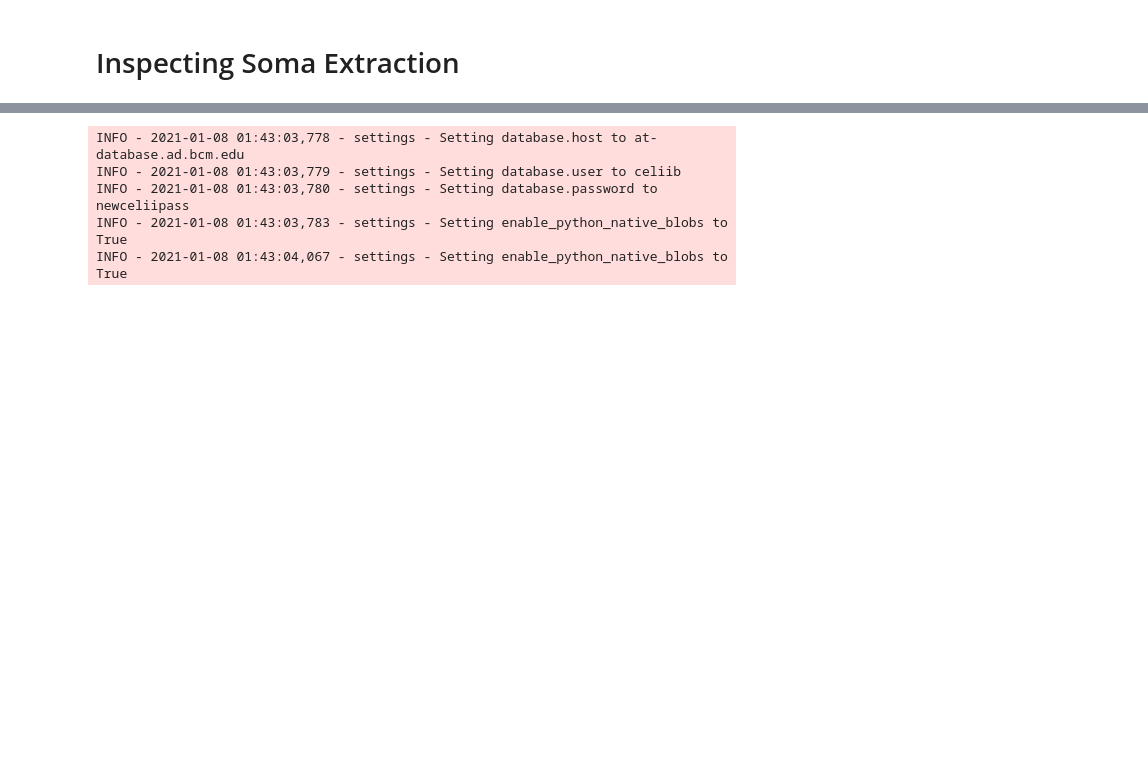
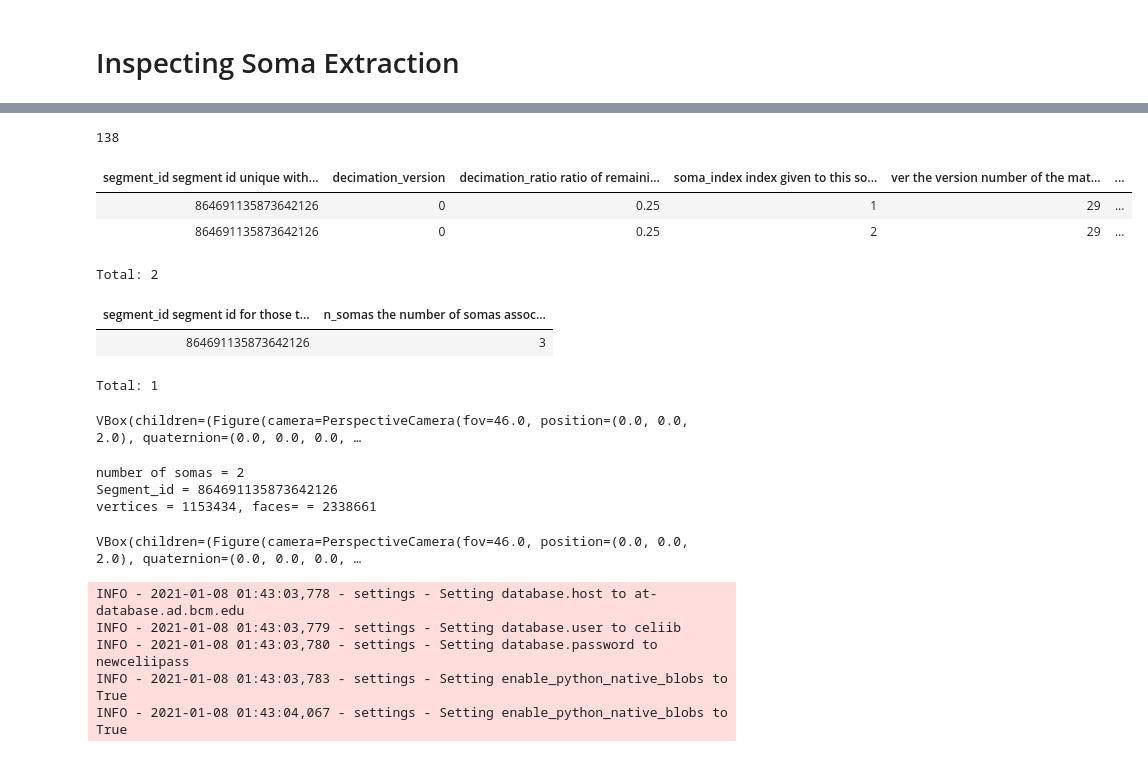
Before and after one commit to celiibrendan/neuron_mesh_tools, a Jupyter notebook: Auto_Proofreading/Preprocessing_Pipeline/Inspecting_Proofreading_Pipeline.ipynb, the cells around one changed output, grey strips where cells are left out. Cells and saved outputs as stored; diff of their text form; code cells hidden in the pictures; blank space fills up the shorter version.

Commit message:
pipeline fixes for soma and decomposition

```diff
--- a/Auto_Proofreading/Preprocessing_Pipeline/Inspecting_Proofreading_Pipeline.ipynb
+++ b/Auto_Proofreading/Preprocessing_Pipeline/Inspecting_Proofreading_Pipeline.ipynb
@@ -141,0 +111,3 @@ VBox(children=(Figure(camera=PerspectiveCamera(fov=46.0, position=(0.0, 0.0, 2.0
+# %%
+segment_id = np.unique(minnie.BaylorSegmentCentroid.fetch("segment_id"))
+segment_id
@@ -142,3 +132,37 @@ VBox(children=(Figure(camera=PerspectiveCamera(fov=46.0, position=(0.0, 0.0, 2.0
+# %%
+len(segment_id)
+# %% [output]
+138
+# %%
+curr_index = 95
+curr_segment_id = segment_id[curr_index]
+curr_table = minnie.BaylorSegmentCentroid() & dict(segment_id=curr_segment_id)
+curr_table
+# %% [output]
+| segment_id segment id unique with... | decimation_version | decimation_ratio ratio of remaini... | soma_index index given to this so... | ver the version number of the mat... | ... |
+| 864691135873642126 | 0 | 0.25 | 1 | 29 | ... |
+| 864691135873642126 | 0 | 0.25 | 2 | 29 | ... |
+Total: 2
+# %%
+minnie.MultiSomaProofread2 & dict(segment_id=curr_segment_id)
+# %% [output]
+| segment_id segment id for those t... | n_somas the number of somas assoc... |
+| 864691135873642126 | 3 |
+Total: 1
+# %%
+import neuron_visualizations as nviz
+nviz.plot_objects(meshes=du.get_seg_extracted_somas(curr_segment_id),
+                 meshes_colors="random")
+# %% [output]
+VBox(children=(Figure(camera=PerspectiveCamera(fov=46.0, position=(0.0, 0.0, 2.0), quaternion=(0.0, 0.0, 0.0, …
+# %%
+print(f"number of somas = {np.unique(curr_table.fetch('multiplicity'))[0]}")
+du.plot_decimated_mesh_with_somas(curr_segment_id)
+# %% [output]
+number of somas = 2
+Segment_id = 864691135873642126
+vertices = 1153434, faces= = 2338661
+VBox(children=(Figure(camera=PerspectiveCamera(fov=46.0, position=(0.0, 0.0, 2.0), quaternion=(0.0, 0.0, 0.0, …
 # %%
 from importlib import reload
 du = reload(du)
```
Also changed, not shown: parts of 16 cells of this notebook, 5 other files.
